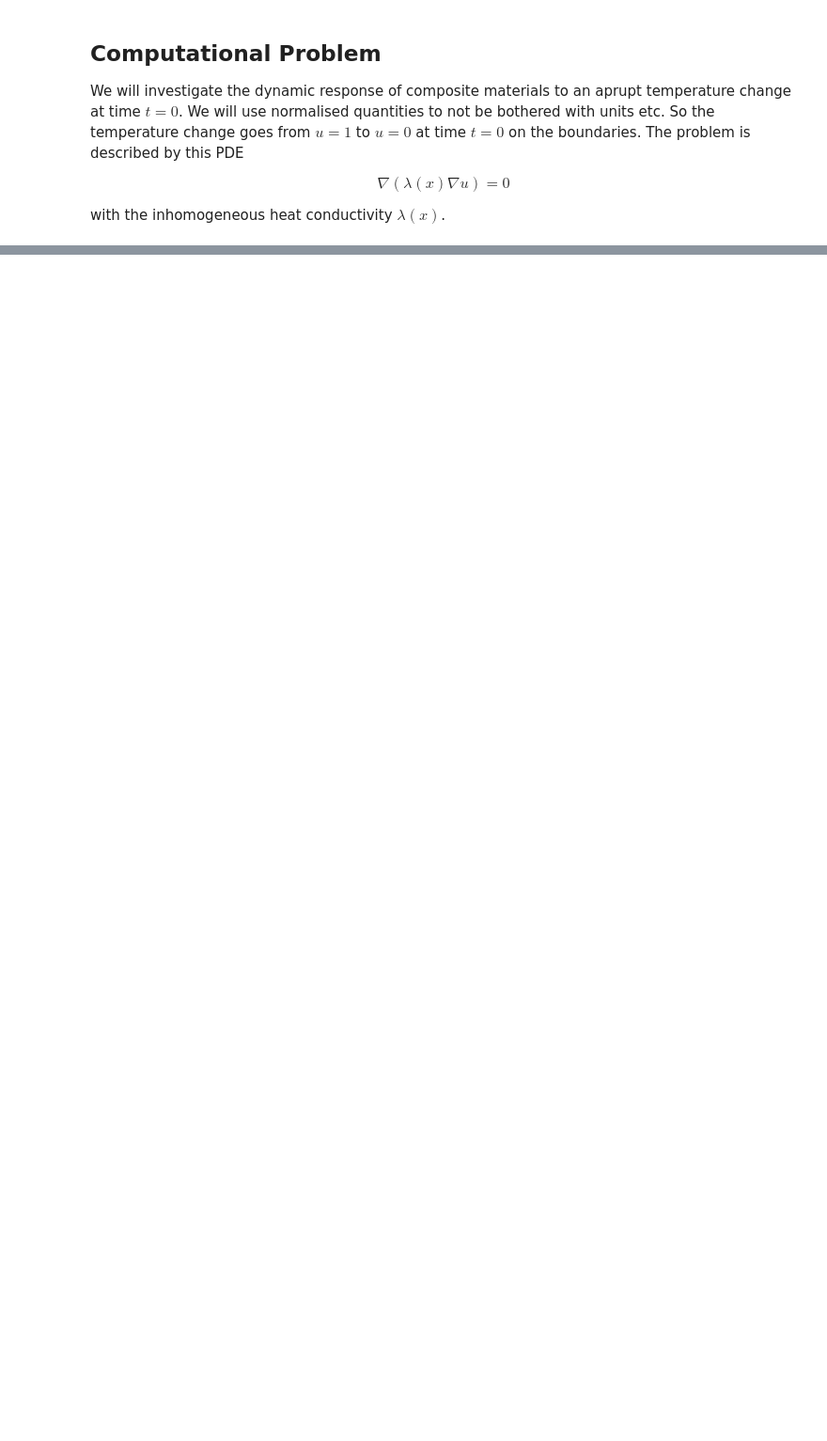
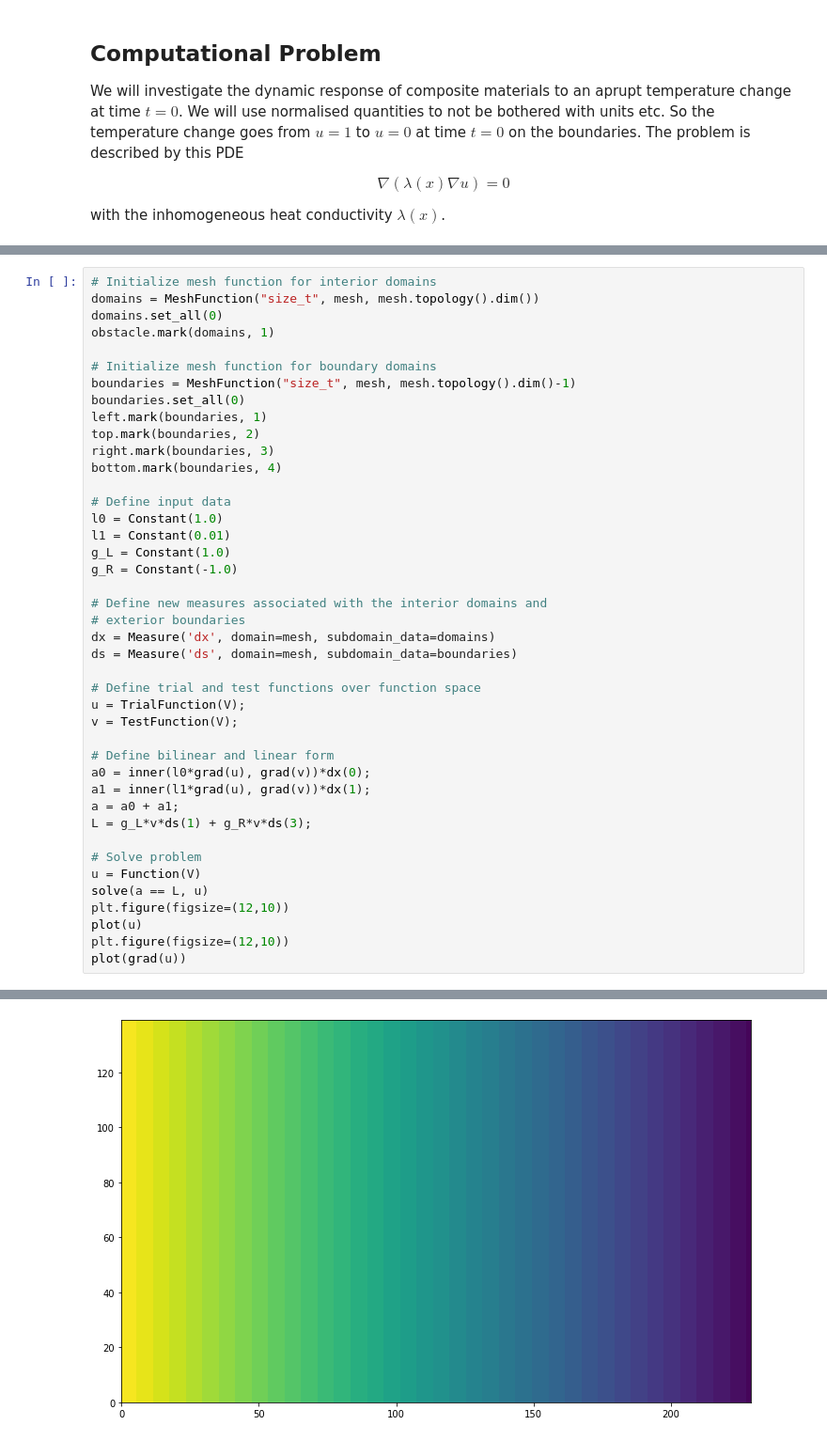
Before and after one commit to MaterialModelling/lab1, a Jupyter notebook: fem_composite.ipynb, the cells around one changed output, grey strips where cells are left out. Shown at 94% size. Cells and saved outputs as stored; diff of their text form; blank space fills up the shorter version.

```diff
--- a/fem_composite.ipynb
+++ b/fem_composite.ipynb
@@ -58,0 +148,43 @@ with the inhomogeneous heat conductivity $\lambda(x)$.
+# %%
+# Initialize mesh function for interior domains
+domains = MeshFunction("size_t", mesh, mesh.topology().dim())
+domains.set_all(0)
+obstacle.mark(domains, 1)
+
+# Initialize mesh function for boundary domains
+boundaries = MeshFunction("size_t", mesh, mesh.topology().dim()-1)
+boundaries.set_all(0)
+left.mark(boundaries, 1)
+top.mark(boundaries, 2)
+right.mark(boundaries, 3)
+bottom.mark(boundaries, 4)
+
+# Define input data
+l0 = Constant(1.0)
+l1 = Constant(0.01)
+g_L = Constant(1.0)
+g_R = Constant(-1.0)
+
+# Define new measures associated with the interior domains and
+# exterior boundaries
+dx = Measure('dx', domain=mesh, subdomain_data=domains)
+ds = Measure('ds', domain=mesh, subdomain_data=boundaries)
+
+# Define trial and test functions over function space
+u = TrialFunction(V);
+v = TestFunction(V);
+
+# Define bilinear and linear form
+a0 = inner(l0*grad(u), grad(v))*dx(0);
+a1 = inner(l1*grad(u), grad(v))*dx(1);
+a = a0 + a1;
+L = g_L*v*ds(1) + g_R*v*ds(3);
+
+# Solve problem
+u = Function(V)
+solve(a == L, u)
+plt.figure(figsize=(12,10))
+plot(u)
+plt.figure(figsize=(12,10))
+plot(grad(u))
+# %% [output]
@@ -58,0 +192 @@ with the inhomogeneous heat conductivity $\lambda(x)$.
+[figure, added]
```
Also changed, not shown: parts of 14 cells of this notebook, 1 other file.
